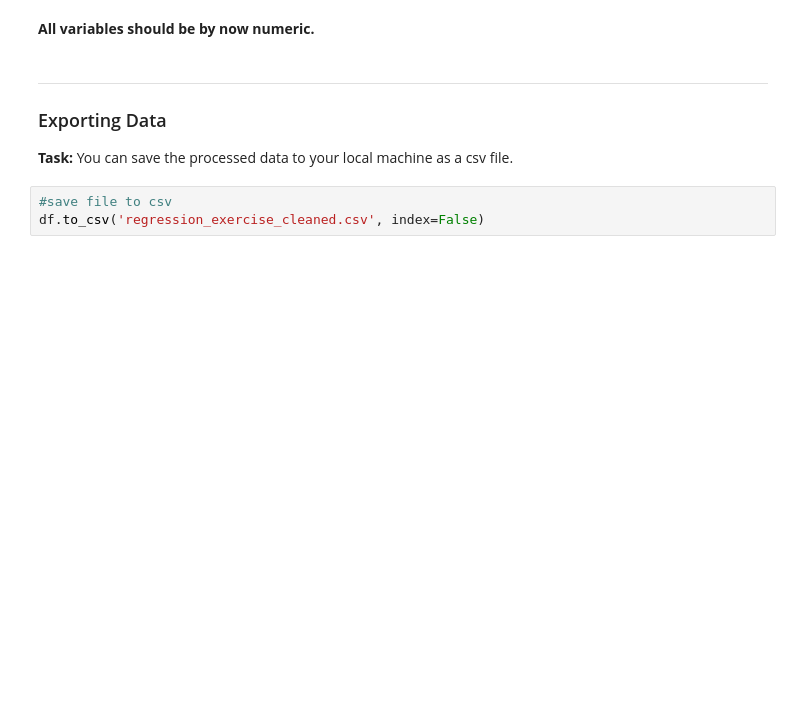
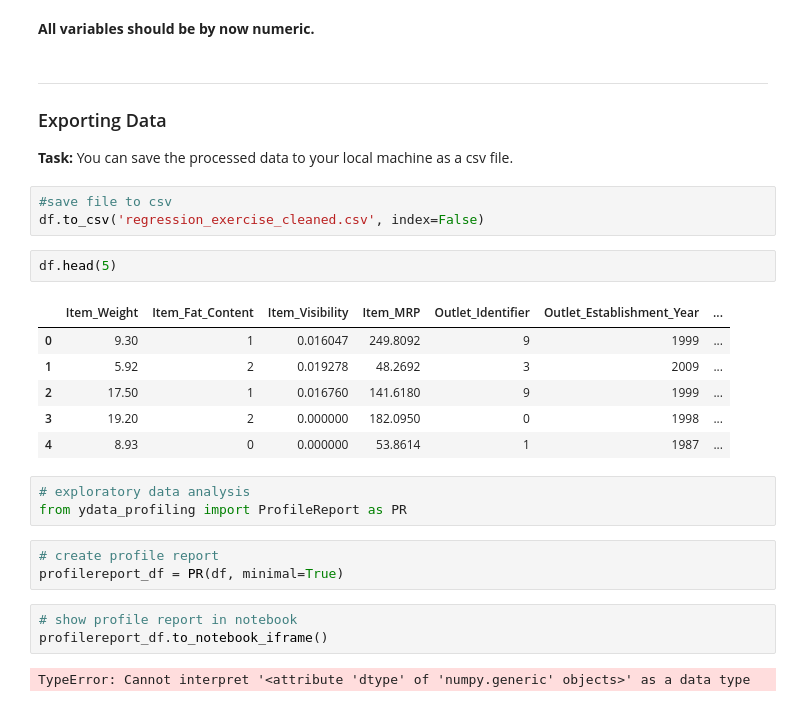
Before and after one commit to pokwir/Lighthouse-data-notes, a Jupyter notebook: Unit_5/Day_4/data-prep-feature-engineering/Feature Engineering - Challenge.ipynb, the cells around one changed output. Cells and saved outputs as stored; diff of their text form; blank space fills up the shorter version.

```diff
--- a/Unit_5/Day_4/data-prep-feature-engineering/Feature Engineering - Challenge.ipynb
+++ b/Unit_5/Day_4/data-prep-feature-engineering/Feature Engineering - Challenge.ipynb
@@ -179,3 +179,23 @@ df['Item_Type_Combined'] = df['Item_Type_Combined'].map({'FD':0, 'DR':1, 'NC':2}
 # %%
 #save file to csv
 df.to_csv('regression_exercise_cleaned.csv', index=False)
+# %%
+df.head(5)
+# %% [output]
+|  | Item_Weight | Item_Fat_Content | Item_Visibility | Item_MRP | Outlet_Identifier | Outlet_Establishment_Year | ... |
+| 0 | 9.30 | 1 | 0.016047 | 249.8092 | 9 | 1999 | ... |
+| 1 | 5.92 | 2 | 0.019278 | 48.2692 | 3 | 2009 | ... |
+| 2 | 17.50 | 1 | 0.016760 | 141.6180 | 9 | 1999 | ... |
+| 3 | 19.20 | 2 | 0.000000 | 182.0950 | 0 | 1998 | ... |
+| 4 | 8.93 | 0 | 0.000000 | 53.8614 | 1 | 1987 | ... |
+# %%
+# exploratory data analysis
+from ydata_profiling import ProfileReport as PR
+# %%
+# create profile report
+profilereport_df = PR(df, minimal=True)
+# %%
+# show profile report in notebook
+profilereport_df.to_notebook_iframe()
+# %% [output]
+TypeError: Cannot interpret '<attribute 'dtype' of 'numpy.generic' objects>' as a data type
```
Also changed, not shown: 2 other files.
